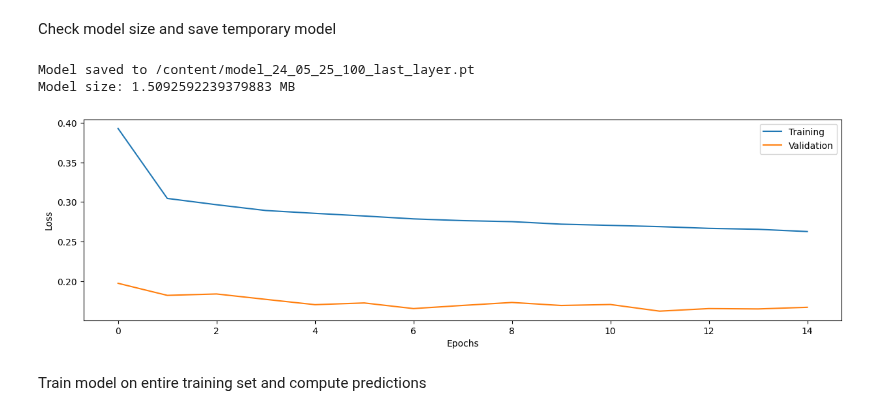
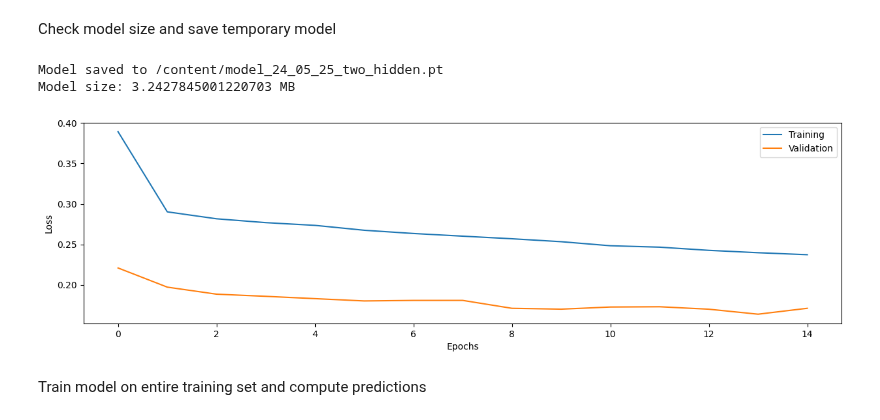
Before and after one commit to deding2000/COMP5329_Ass2, a Jupyter notebook: main_notebook.ipynb, the cells around one changed output. Cells and saved outputs as stored; diff of their text form; code cells hidden in the pictures.

Commit message:
more complex model

```diff
--- a/main_notebook.ipynb
+++ b/main_notebook.ipynb
@@ -45,22 +45,25 @@ from torch import nn
 class CNN(nn.Module):
     def __init__(self):
         super(CNN, self).__init__()  # Compulsory operation.
-        self.conv1 = nn.Conv2d(in_channels=3, out_channels=16, kernel_size=8, stride=2, padding=1)
-        self.conv2 = nn.Conv2d(16,32, 5, stride=1, padding=1)
-        self.conv3 = nn.Conv2d(32,32,3, stride=1,padding=1)
-        self.conv4 = nn.Conv2d(32,16,3, stride=1,padding=1)
+        self.conv1 = nn.Conv2d(in_channels=3, out_channels=32, kernel_size=8, stride=2, padding=1)
+        self.conv2 = nn.Conv2d(32,64, 5, stride=1, padding=1)
+        self.conv3 = nn.Conv2d(64,64,3, stride=1,padding=1)
+        self.conv4 = nn.Conv2d(64,32,3, stride=1,padding=1)
         self.pool1 = nn.MaxPool2d(2,stride=2)
         self.pool2 = nn.MaxPool2d(3,stride=2)
-        self.bn1 = nn.BatchNorm2d(16)
-        self.bn2 = nn.BatchNorm2d(32)
-        self.bn3 = nn.BatchNorm2d(32)
-        self.bn4 = nn.BatchNorm2d(16)
+        self.bn1 = nn.BatchNorm2d(32)
+        self.bn2 = nn.BatchNorm2d(64)
+        self.bn3 = nn.BatchNorm2d(64)
+        self.bn4 = nn.BatchNorm2d(32)
         self.bn5 = nn.BatchNorm1d(100)
+        self.bn6 = nn.BatchNorm1d(100)
         self.dropout1 = nn.Dropout2d(0.25)
         self.dropout2 = nn.Dropout2d(0.25)
         self.dropout3 = nn.Dropout(0.5)
-        self.fc1 = nn.Linear(3600,100)
-        self.fc2 = nn.Linear(100, 18)
+        self.dropout4 = nn.Dropout(0.5)
+        self.fc1 = nn.Linear(7200,100)
+        self.fc2 = nn.Linear(100,100)
+        self.fc3 = nn.Linear(100, 18)
 
     def forward(self, x):
         x = self.pool1(F.relu(self.bn1(self.conv1(x))))
@@ -72,8 +75,9 @@ class CNN(nn.Module):
         x = torch.flatten(x, 1) # flatten all dimensions except batch
         x = self.dropout3(x)
         x = F.relu(self.bn5(self.fc1(x)))
-        x = self.dropout3(x)
-        logits = self.fc2(x)
+        x = self.dropout4(x)
+        x = F.relu(self.bn6(self.fc2(x)))
+        logits = self.fc3(x)
         return logits
 # %% [markdown]
 Setup dataloaders and initialize model
@@ -405,32 +409,32 @@ TypeError: unsupported operand type(s) for -: 'NoneType' and 'int'
 Check model size and save temporary model
 # %%
 # save model, scores and plot and check size of model is under 100MB
-model_name = "24_05_25_100_last_layer"
+model_name = "24_05_25_two_hidden"
 
 path_name_model = "/content/model_" + model_name+".pt"
 path_name_plot = "/content/model_" + model_name + "_losscurve.png"
 path_name_scores = "/content/model_" + model_name + "_scores.txt"
 
 torch.save(model.state_dict(), path_name_model)
 print(f"Model saved to {path_name_model}")
 size_mb = os.path.getsize(path_name_model) / (1024 * 1024)
 print(f"Model size: {size_mb} MB")
 
 plt.figure(figsize=(15,4))
 plt.plot(train_losses,label="Training")
 plt.plot(test_losses,label="Validation")
 plt.ylabel("Loss")
 plt.xlabel("Epochs")
 plt.legend(loc='upper right')
 plt.savefig(path_name_plot)
 
 import json
 with open(path_name_scores, 'w') as file:
      file.write(json.dumps(compute_metrics(all_preds,all_targets)))
 # %% [output]
-Model saved to /content/model_24_05_25_100_last_layer.pt
-Model size: 1.5092592239379883 MB
+Model saved to /content/model_24_05_25_two_hidden.pt
+Model size: 3.2427845001220703 MB
-[figure, old version]
+[figure, new version]
 # %% [markdown]
 Train model on entire training set and compute predictions
 # %%
```
Also changed, not shown: parts of 2 cells of this notebook.
